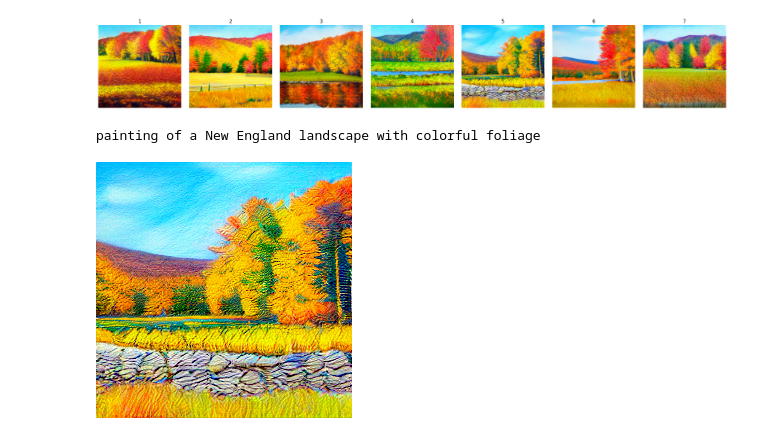
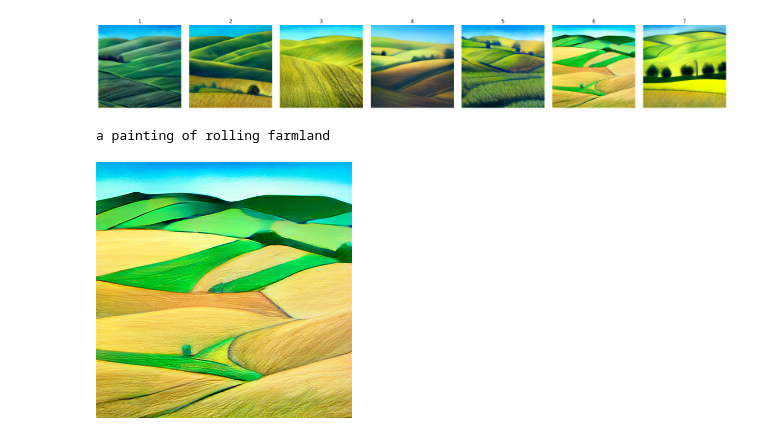
Before and after one commit to robgon-art/e-dall-e, a Jupyter notebook: DALL_E_Mini_Image_Generator.ipynb, the cells around one changed output. Cells and saved outputs as stored; diff of their text form; code cells hidden in the pictures.

```diff
--- a/DALL_E_Mini_Image_Generator.ipynb
+++ b/DALL_E_Mini_Image_Generator.ipynb
@@ -33,7 +30,7 @@ jax.local_device_count()
 #@markdown Note that you will need an API Key from an http://wandbe.ai account
 
 
-choose_model = "DALL-E Mini" #@param ["DALL-E Mini", "DALL-E Mega", "DALL-E Mega Full"]
+choose_model = "DALL-E Mega Full" #@param ["DALL-E Mini", "DALL-E Mega", "DALL-E Mega Full"]
 
 models = {"DALL-E Mini":"dalle-mini/dalle-mini/mini-1:v0",
           "DALL-E Mega":"dalle-mini/dalle-mini/mega-1-fp16:latest",
@@ -99,7 +101,7 @@ processor = DalleBartProcessor.from_pretrained(DALLE_MODEL, revision=DALLE_COMMI
 import matplotlib.pyplot as plt
 import random
 
-prompt = 'painting of a New England landscape with colorful foliage' #@param {type:"string"}
+prompt = 'a painting of rolling farmland' #@param {type:"string"}
 prompts = [prompt]
 tokenized_prompts = processor(prompts)
 tokenized_prompt = replicate(tokenized_prompts)
@@ -162,14 +164,14 @@ fig.tight_layout()
 plt.show()
 print(prompt)
 # %% [output]
-[figure, old version]
+[figure, new version]
-painting of a New England landscape with colorful foliage
+a painting of rolling farmland
 # %%
 #@title Show Larger Image
 
-choose = 5 #@param {type:"slider", min:1, max:7, step:1}
+choose = 6 #@param {type:"slider", min:1, max:7, step:1}
 from IPython.display import Image
 images[choose-1].save("output.png")
 Image('output.png')
 # %% [output]
-[figure, old version]
+[figure, new version]
```
Also changed, not shown: parts of 2 cells of this notebook.
